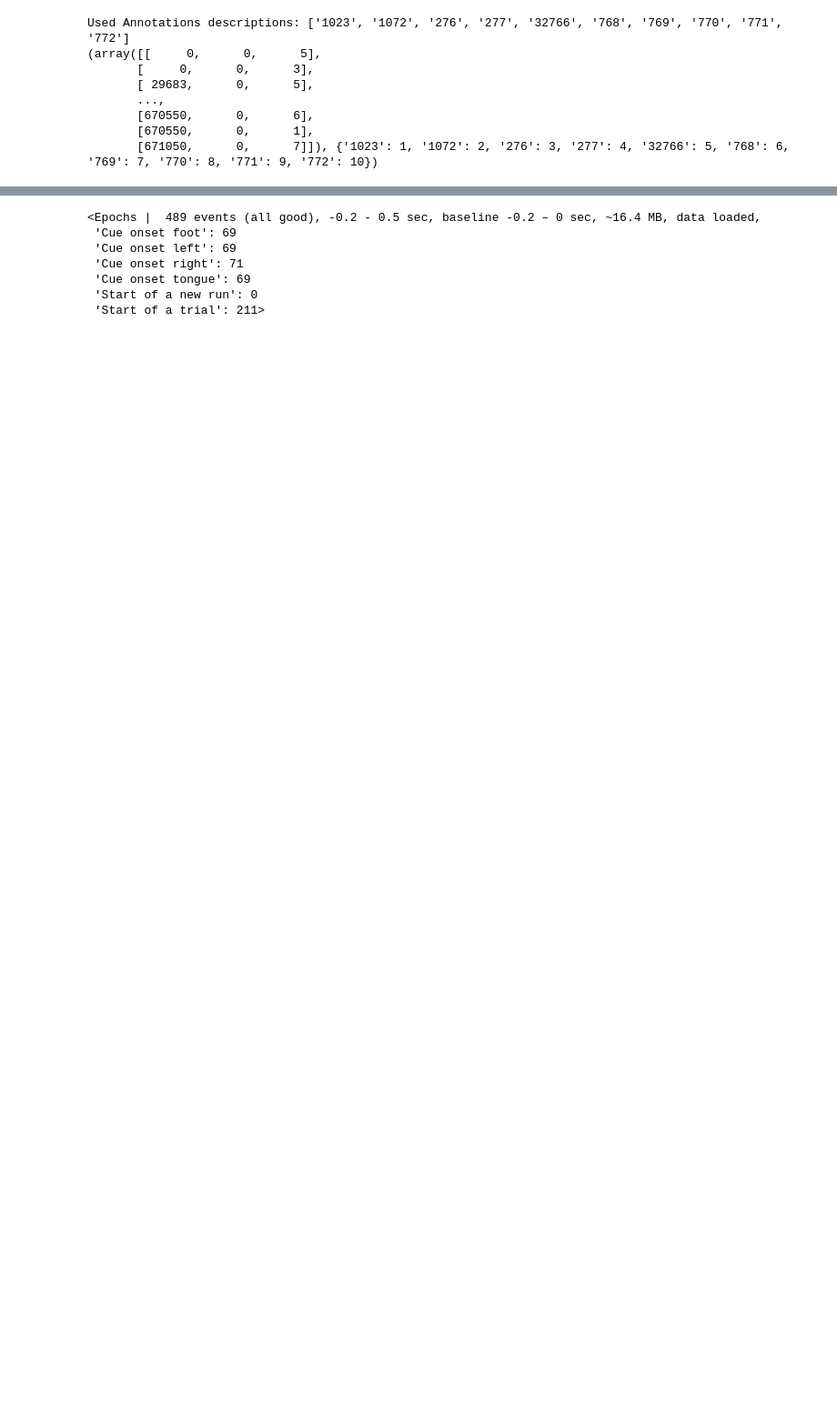
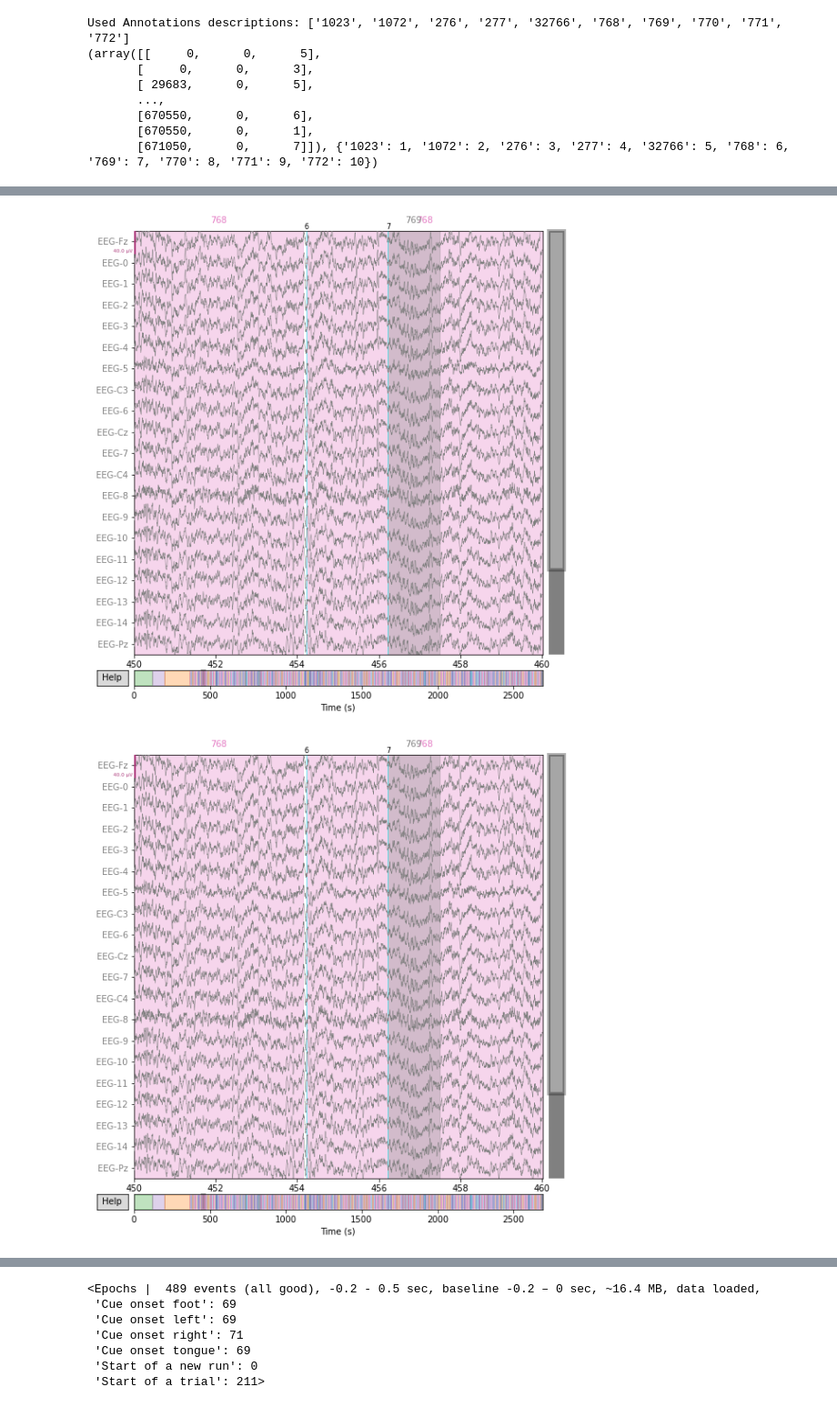
Before and after one commit to VR-BCI-Application-Team/eeg-motor-imagery, a Jupyter notebook: data-visualization.ipynb, the cells around one changed output, grey strips where cells are left out. Shown at 91% size. Drawn from its saved outputs; the diff is of its cells as text; code cells hidden in the pictures; blank space fills up the shorter version.

```diff
--- a/data-visualization.ipynb
+++ b/data-visualization.ipynb
@@ -73,3 +74,9 @@ fig = mne.viz.plot_events(events[0], event_id=event_dict, sfreq=raw.info['sfreq'
+# %%
+raw.plot(events=events[0], start=450, duration=10, color='gray', )
+        # event_color={769: 'r', 770: 'g', 771: 'b', 772: 'm'}
+# %% [output]
+[figure, added]
+[figure, added]
 # %%
 reject_criteria = dict(eeg=150e-6)       # 150 µV
                     #   eog=250e-6)       # 250 µV
```
Also changed, not shown: parts of 24 cells of this notebook, 19 other files.
